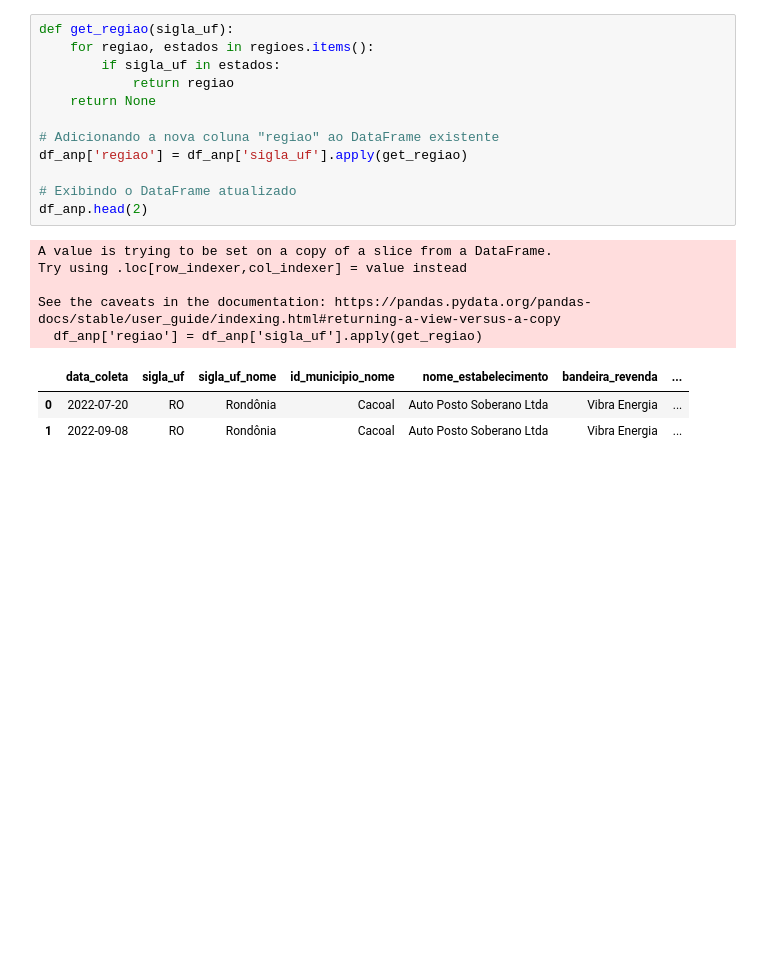
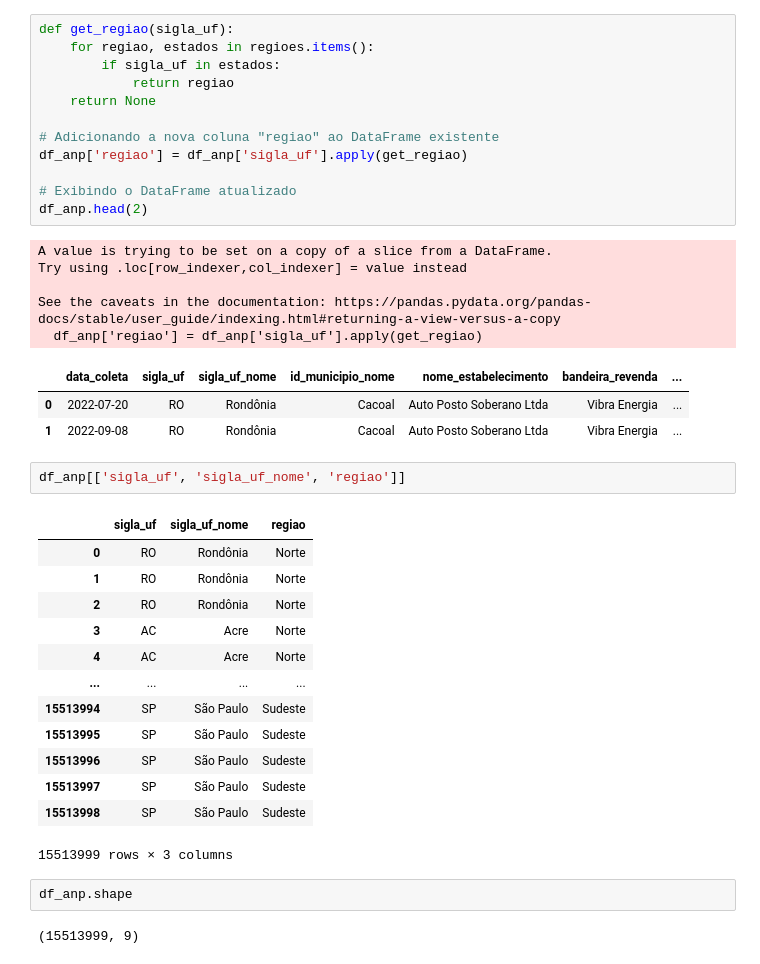
Before and after one commit to KelvynAmaral/Combustiveis_EDA, a Jupyter notebook: preco_combustivel.ipynb, the cells around one changed output. Drawn from its saved outputs; the diff is of its cells as text; blank space fills up the shorter version.

```diff
--- a/preco_combustivel.ipynb
+++ b/preco_combustivel.ipynb
@@ -192,3 +192,23 @@ See the caveats in the documentation: https://pandas.pydata.org/pandas-docs/stab
 |  | data_coleta | sigla_uf | sigla_uf_nome | id_municipio_nome | nome_estabelecimento | bandeira_revenda | ... |
 | 0 | 2022-07-20 | RO | Rondônia | Cacoal | Auto Posto Soberano Ltda | Vibra Energia | ... |
 | 1 | 2022-09-08 | RO | Rondônia | Cacoal | Auto Posto Soberano Ltda | Vibra Energia | ... |
+# %%
+df_anp[['sigla_uf', 'sigla_uf_nome', 'regiao']]
+# %% [output]
+|  | sigla_uf | sigla_uf_nome | regiao |
+| 0 | RO | Rondônia | Norte |
+| 1 | RO | Rondônia | Norte |
+| 2 | RO | Rondônia | Norte |
+| 3 | AC | Acre | Norte |
+| 4 | AC | Acre | Norte |
+| ... | ... | ... | ... |
+| 15513994 | SP | São Paulo | Sudeste |
+| 15513995 | SP | São Paulo | Sudeste |
+| 15513996 | SP | São Paulo | Sudeste |
+| 15513997 | SP | São Paulo | Sudeste |
+| 15513998 | SP | São Paulo | Sudeste |
+15513999 rows × 3 columns
+# %%
+df_anp.shape
+# %% [output]
+(15513999, 9)
```
Also changed, not shown: parts of 2 cells of this notebook.
